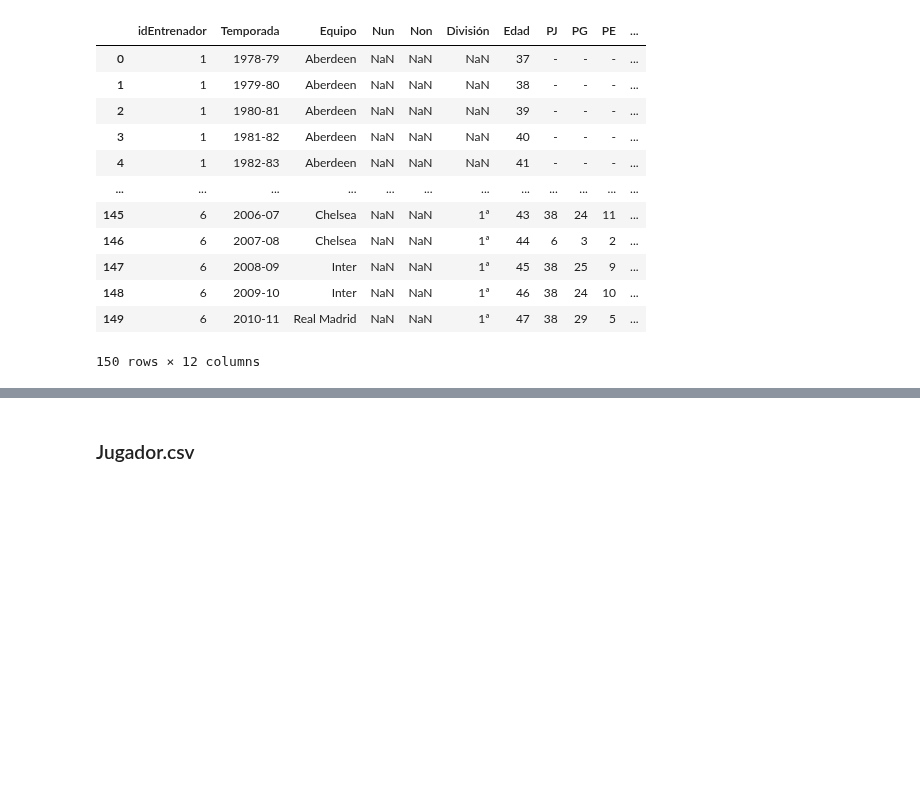
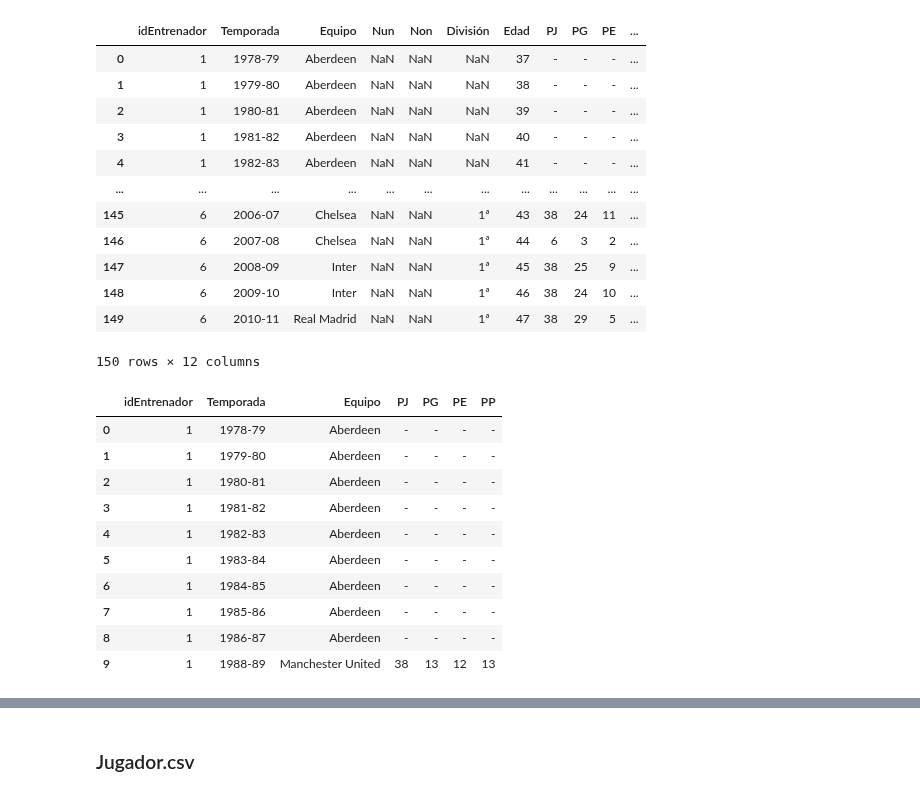
Before and after one commit to crltsnch/Champions_23-24, a Jupyter notebook: preparacion.ipynb, the cells around one changed output, grey strips where cells are left out. Cells and saved outputs as stored; diff of their text form; code cells hidden in the pictures; blank space fills up the shorter version.

Commit message:
trayectorias entrenadores

```diff
--- a/preparacion.ipynb
+++ b/preparacion.ipynb
@@ -300,3 +335,20 @@ df4.head(150)
 | 148 | 6 | 2009-10 | Inter | NaN | NaN | 1ª | 46 | 38 | 24 | 10 | ... |
 | 149 | 6 | 2010-11 | Real Madrid | NaN | NaN | 1ª | 47 | 38 | 29 | 5 | ... |
 150 rows × 12 columns
+# %%
+#Eliminar columnas que no necesito
+columns_to_drop = ['Nun', 'Non', 'Non.1', 'División', 'Edad']
+df4 = df4.drop(columns=columns_to_drop)
+df4.head(10)
+# %% [output]
+|  | idEntrenador | Temporada | Equipo | PJ | PG | PE | PP |
+| 0 | 1 | 1978-79 | Aberdeen | - | - | - | - |
+| 1 | 1 | 1979-80 | Aberdeen | - | - | - | - |
+| 2 | 1 | 1980-81 | Aberdeen | - | - | - | - |
+| 3 | 1 | 1981-82 | Aberdeen | - | - | - | - |
+| 4 | 1 | 1982-83 | Aberdeen | - | - | - | - |
+| 5 | 1 | 1983-84 | Aberdeen | - | - | - | - |
+| 6 | 1 | 1984-85 | Aberdeen | - | - | - | - |
+| 7 | 1 | 1985-86 | Aberdeen | - | - | - | - |
+| 8 | 1 | 1986-87 | Aberdeen | - | - | - | - |
+| 9 | 1 | 1988-89 | Manchester United | 38 | 13 | 12 | 13 |
```
Also changed, not shown: parts of 3 cells of this notebook.
